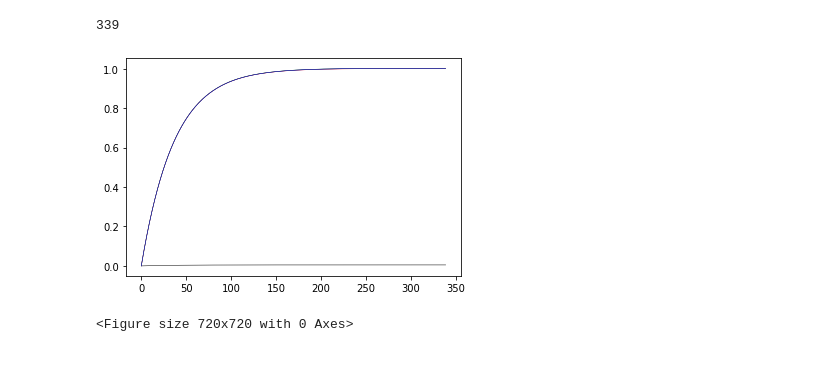
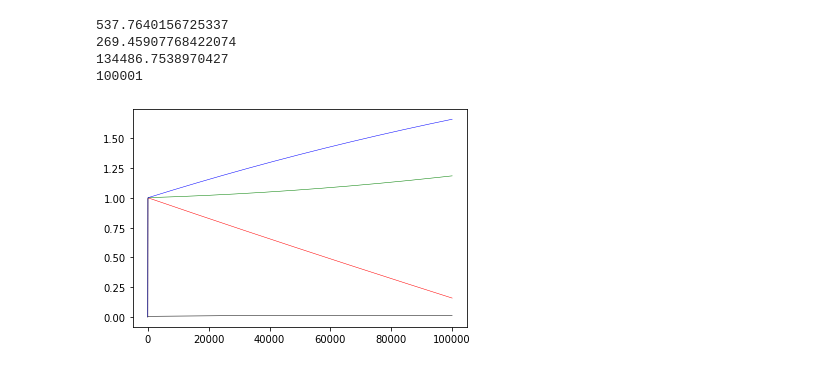
Before and after one commit to CJavaPython/AssignmentFolder, a Jupyter notebook: Assignment04/Assignment04.ipynb, the cells around one changed output. Cells and saved outputs as stored; diff of their text form; code cells hidden in the pictures.

```diff
--- a/Assignment04/Assignment04.ipynb
+++ b/Assignment04/Assignment04.ipynb
@@ -36,13 +36,10 @@ with open('/content/drive/My Drive/AssignmentFolder/Assignment04/data_train.csv'
         train_h.append(float(i[3]))
         ct += 1
 
-t0 = 0.0
-t1 = 0.0
-t2 = 0.0
-t3 = 0.0
-theta = np.array([t0, t1, t2, t3])
 
-pre = np.dot(test_data, np.transpose(theta))
+train_data = np.array(train_data)
+
+train_h = np.array(train_h)
 
 test_data = np.array(test_data)
 
@@ -71,49 +68,68 @@ t3 = 0.0
 theta = np.array([t0, t1, t2, t3])
 
 #step size
-a = 0.0000003
+a = 0.000001
 
 #standard convergence
-cvg = 0.000000000000001
+#무한 루프가 돌지 않기 위한 최소값
+cvg = 0.000000000001
 
 while 1:
-  h = np.dot(train_data,theta.T) - train_h
+  h = np.dot(train_data,np.transpose(theta)) - train_h
   J = np.mean(h ** 2) / 2
+  J_tr.append(J)
+
+  H = np.dot(test_data, np.transpose(theta)) - test_h
+  cost = np.mean(H ** 2) / 2
+  J_ts.append(cost)
+
 
   t0 = theta[0]
   t1 = theta[1]
   t2 = theta[2]
   t3 = theta[3]
 
   theta[0] = t0 - np.mean(h) * a
   theta[1] = t1 - np.mean(h * X) * a
   theta[2] = t2 - np.mean(h * Y) * a
   theta[3] = t3 - np.mean(h * Z) * a
 
-  J_tr.append(J)
   t0_list.append(t0)
   t1_list.append(t1)
   t2_list.append(t2)
   t3_list.append(t3)
-
-  if pow((t0 - theta[0]), 2) < cvg or pow((t1 - theta[1]), 2) < cvg or pow((t2 - theta[2]), 2) < cvg or pow((t3 - theta[3]), 2) < cvg:
+  h = np.dot(train_data,np.transpose(theta)) - train_h
+  #converge조건에 cost는 뺀 이유 : 제곱의 제곱이 되기 때문에 변화율이 다를 수 있다
+  #제곱한 이유 : 양수값 나오게 하기 위해
+  if pow((t0 - theta[0]), 2) < cvg and pow((t1 - theta[1]), 2) < cvg and pow((t2 - theta[2]), 2) < cvg and pow((t3 - theta[3]), 2) < cvg:
     break
   i += 1
+  if i > 100000:
+    print(J)
+    break
 
+
+CT = np.mean( (np.dot(train_data, [-1, 0.8, -1.9, 4]) - train_h) ** 2) / 2
+CT2 = np.mean( (np.dot(train_data, [0, 1, 1, 1]) ) ** 2) / 2
+
+print(CT)
+print(CT2)
 
 print(i)
 t0_line = plt.plot(t0_list)
 t1_line = plt.plot(t1_list)
 t2_line = plt.plot(t2_list)
 t3_line = plt.plot(t3_list)
 plt.setp(t0_line, color = 'k', linewidth = 0.5)
 plt.setp(t1_line, color = 'r', linewidth = 0.5)
 plt.setp(t2_line, color = 'g', linewidth = 0.5)
 plt.setp(t3_line, color = 'b', linewidth = 0.5)
 
-plt.figure(figsize = (10, 10))
+
 plt.show()
 # %% [output]
-339
+537.7640156725337
+269.45907768422074
+134486.7538970427
+100001
-[figure, old version]
+[figure, new version]
-<Figure size 720x720 with 0 Axes>
```
Also changed, not shown: parts of 5 cells of this notebook.
